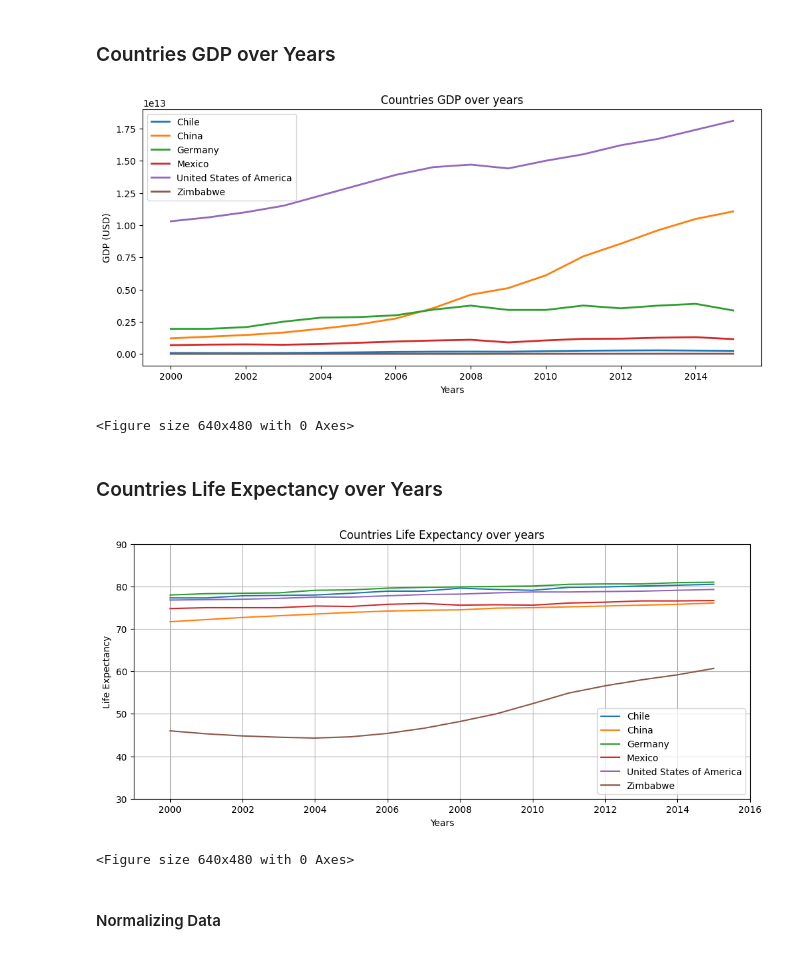
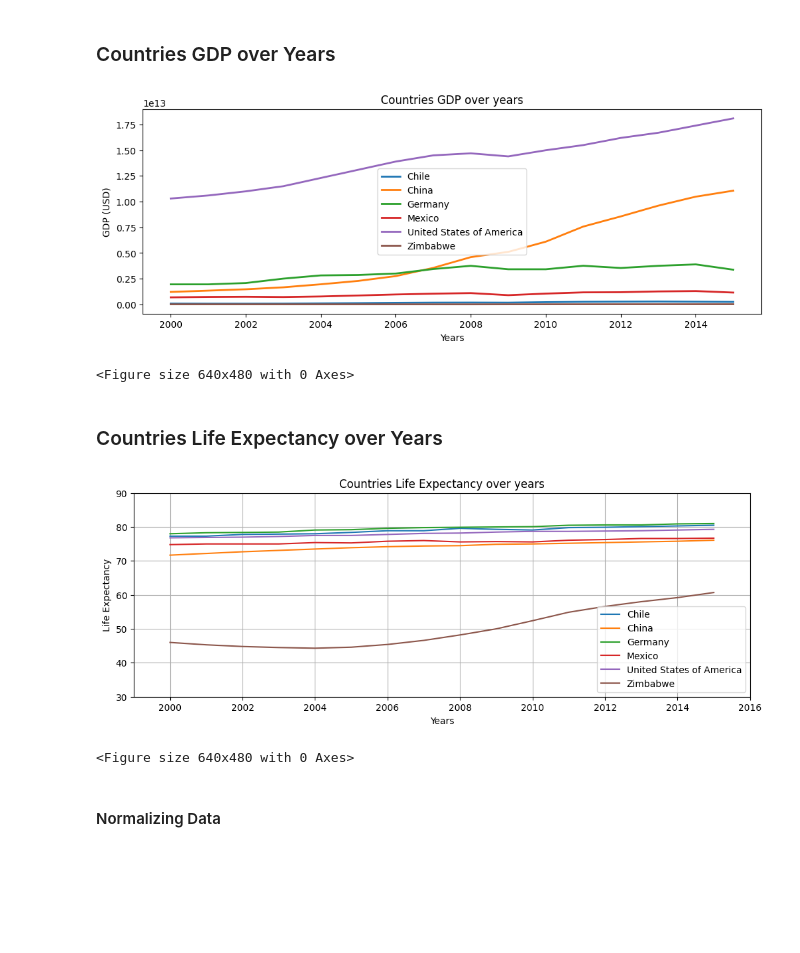
Before and after one commit to raserr11/life_expectancy_gdp_relation_analisys, a Jupyter notebook: life_expectancy_gdp.ipynb, the cells around one changed output. Saved outputs shown, nothing was run; the diff lists cells and outputs as text; code cells hidden in the pictures; blank space fills up the shorter version.

```diff
--- a/life_expectancy_gdp.ipynb
+++ b/life_expectancy_gdp.ipynb
@@ -57,22 +63,25 @@ print(countries)
 # %% [markdown]
  ### Countries GDP over Years
 # %%
-plt.figure(figsize=(12, 5))
+plt.figure(figsize=(12, 4))
+
 for i in countries:
     plt.plot(df.Year[df.Country == i], df.GDP[df.Country == i], label=i, linewidth=2)
     plt.title(f"Countries GDP over years")
     plt.ylabel('GDP (USD)')
     plt.xlabel('Years')
     plt.legend()
+
 plt.show()
 plt.clf()
 # %% [output]
-[figure, old version]
+[figure, new version]
 <Figure size 640x480 with 0 Axes>
 # %% [markdown]
 ### Countries Life Expectancy over Years
 # %%
-plt.figure(figsize=(12, 5))
+plt.figure(figsize=(12, 4))
+
 for i in countries:
     plt.plot(df.Year[df.Country == i], df['Life expectancy at birth (years)'][df.Country == i], label=i)
     plt.title(f"Countries Life Expectancy over years")
@@ -85,7 +94,7 @@ plt.grid()
 plt.show()
 plt.clf()
 # %% [output]
-[figure, old version]
+[figure, new version]
 <Figure size 640x480 with 0 Axes>
 # %% [markdown]
 #### Normalizing Data
```
Also changed, not shown: parts of 10 cells of this notebook.
